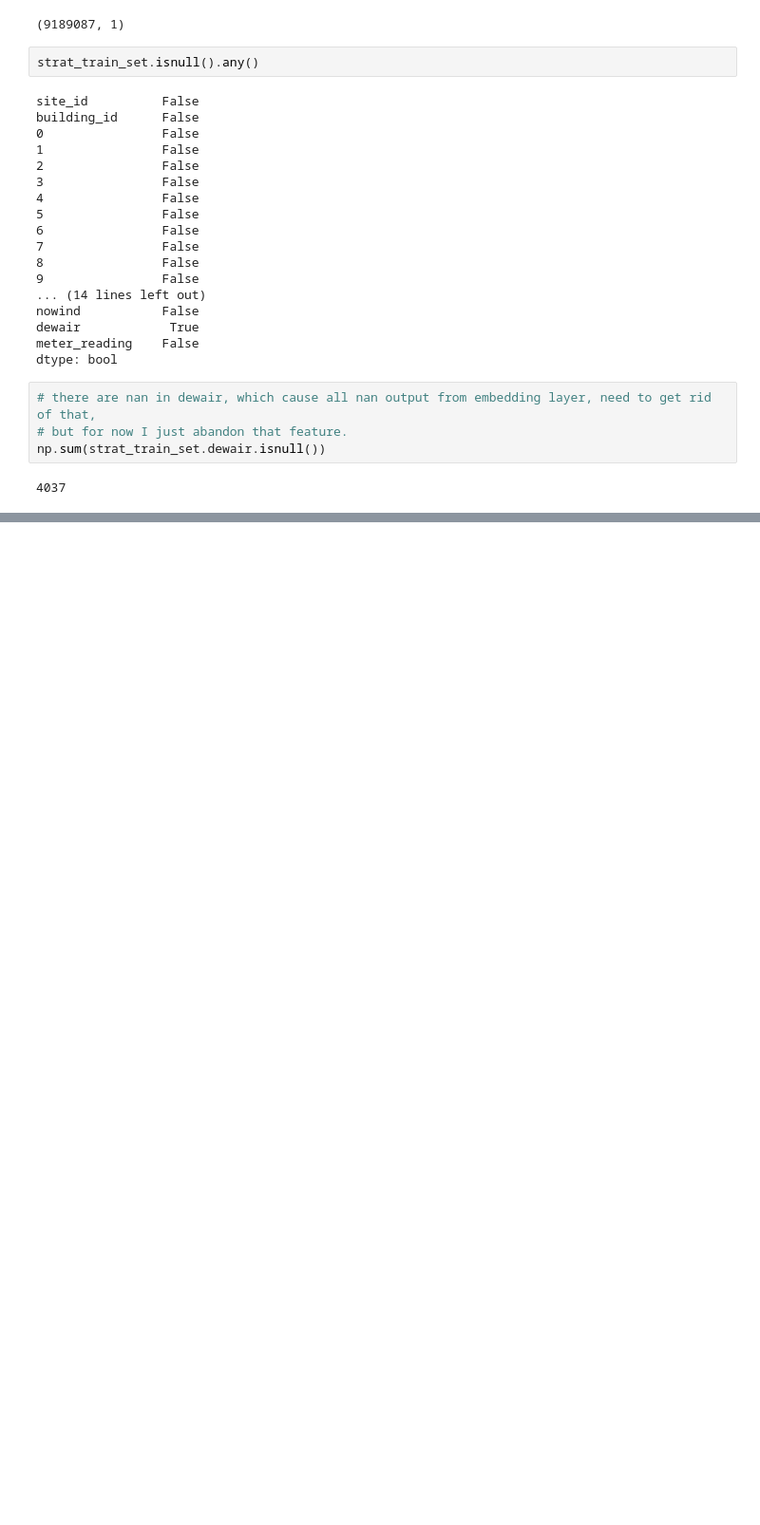
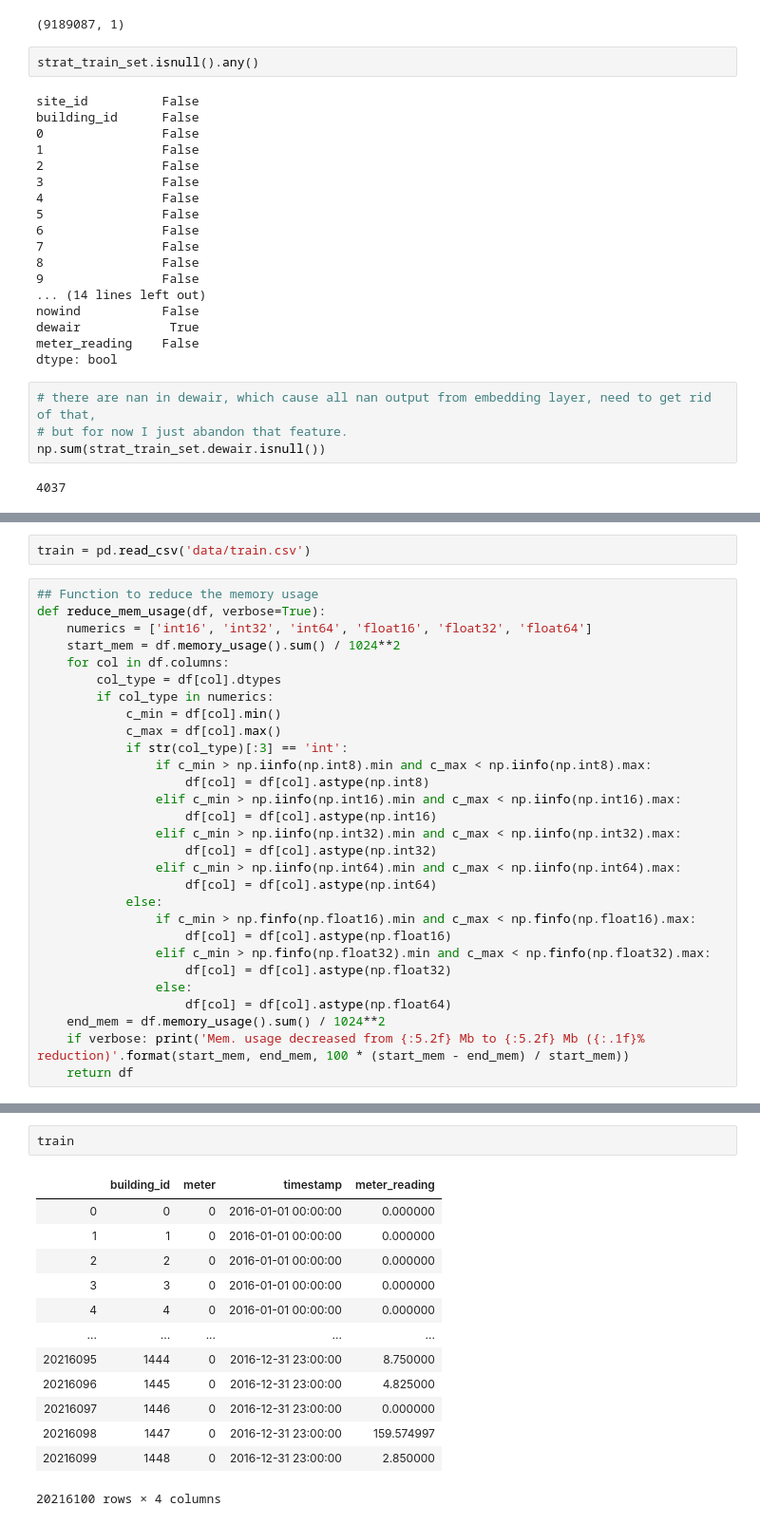
Before and after one commit to Runmangogo/Kaggle_ASHRAE_energy, a Jupyter notebook: trainingModels.ipynb, the cells around one changed output, grey strips where cells are left out. Shown at 95% size. Saved outputs shown, nothing was run; the diff lists cells and outputs as text; blank space fills up the shorter version.

```diff
--- a/trainingModels.ipynb
+++ b/trainingModels.ipynb
@@ -420,0 +474,31 @@ np.sum(strat_train_set.dewair.isnull())
+# %%
+train = pd.read_csv('data/train.csv')
+# %%
+## Function to reduce the memory usage
+def reduce_mem_usage(df, verbose=True):
+    numerics = ['int16', 'int32', 'int64', 'float16', 'float32', 'float64']
+    start_mem = df.memory_usage().sum() / 1024**2
+    for col in df.columns:
+        col_type = df[col].dtypes
+        if col_type in numerics:
+            c_min = df[col].min()
+            c_max = df[col].max()
+            if str(col_type)[:3] == 'int':
+                if c_min > np.iinfo(np.int8).min and c_max < np.iinfo(np.int8).max:
+                    df[col] = df[col].astype(np.int8)
+                elif c_min > np.iinfo(np.int16).min and c_max < np.iinfo(np.int16).max:
+                    df[col] = df[col].astype(np.int16)
+                elif c_min > np.iinfo(np.int32).min and c_max < np.iinfo(np.int32).max:
+                    df[col] = df[col].astype(np.int32)
+                elif c_min > np.iinfo(np.int64).min and c_max < np.iinfo(np.int64).max:
+                    df[col] = df[col].astype(np.int64)
+            else:
+                if c_min > np.finfo(np.float16).min and c_max < np.finfo(np.float16).max:
+                    df[col] = df[col].astype(np.float16)
+                elif c_min > np.finfo(np.float32).min and c_max < np.finfo(np.float32).max:
+                    df[col] = df[col].astype(np.float32)
+                else:
+                    df[col] = df[col].astype(np.float64)
+    end_mem = df.memory_usage().sum() / 1024**2
+    if verbose: print('Mem. usage decreased from {:5.2f} Mb to {:5.2f} Mb ({:.1f}% reduction)'.format(start_mem, end_mem, 100 * (start_mem - end_mem) / start_mem))
+    return df
@@ -420,0 +513,16 @@ np.sum(strat_train_set.dewair.isnull())
+# %%
+train
+# %% [output]
+|  | building_id | meter | timestamp | meter_reading |
+| 0 | 0 | 0 | 2016-01-01 00:00:00 | 0.000000 |
+| 1 | 1 | 0 | 2016-01-01 00:00:00 | 0.000000 |
+| 2 | 2 | 0 | 2016-01-01 00:00:00 | 0.000000 |
+| 3 | 3 | 0 | 2016-01-01 00:00:00 | 0.000000 |
+| 4 | 4 | 0 | 2016-01-01 00:00:00 | 0.000000 |
+| ... | ... | ... | ... | ... |
+| 20216095 | 1444 | 0 | 2016-12-31 23:00:00 | 8.750000 |
+| 20216096 | 1445 | 0 | 2016-12-31 23:00:00 | 4.825000 |
+| 20216097 | 1446 | 0 | 2016-12-31 23:00:00 | 0.000000 |
+| 20216098 | 1447 | 0 | 2016-12-31 23:00:00 | 159.574997 |
+| 20216099 | 1448 | 0 | 2016-12-31 23:00:00 | 2.850000 |
+20216100 rows × 4 columns
```
Also changed, not shown: parts of 24 cells of this notebook.
